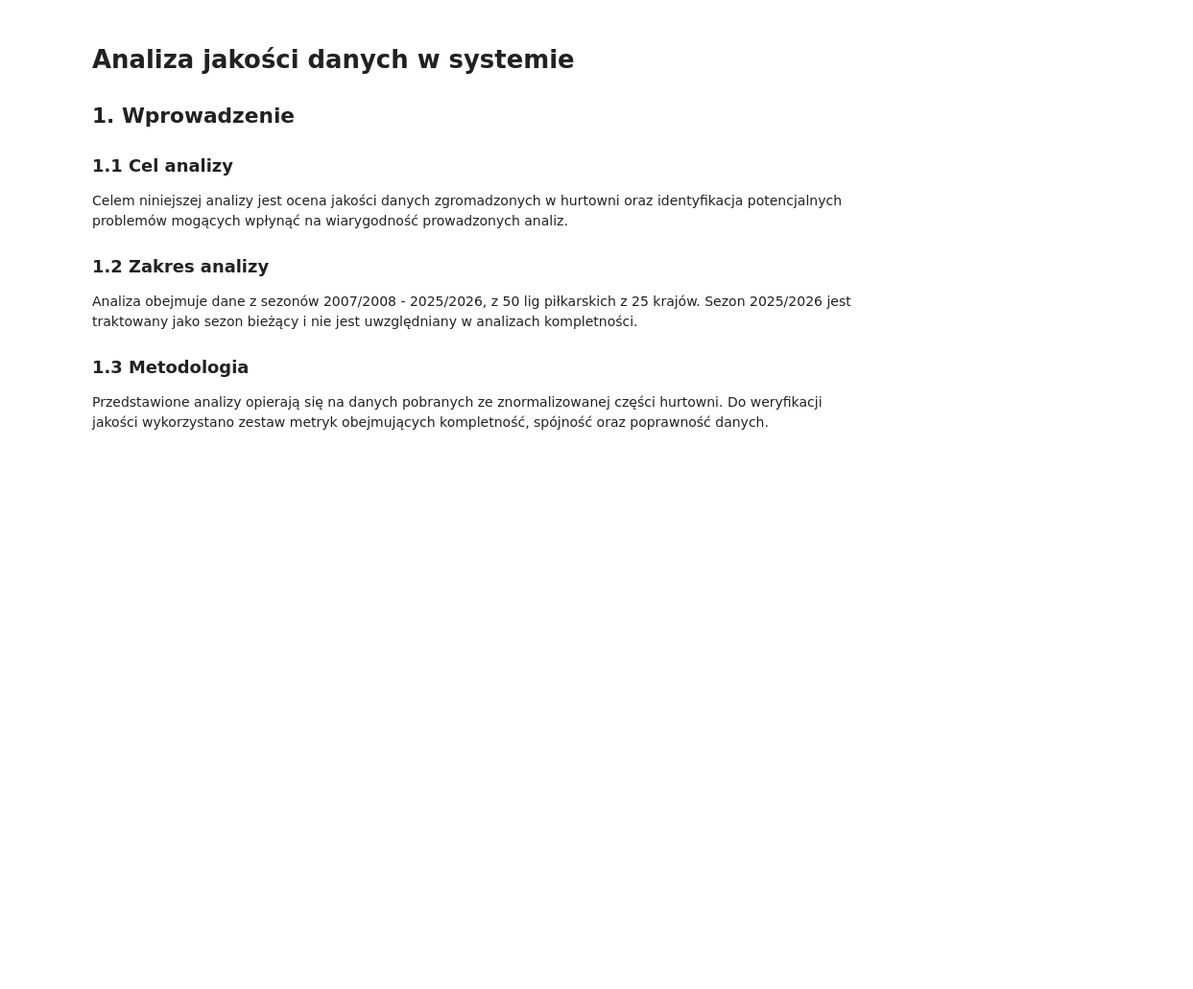
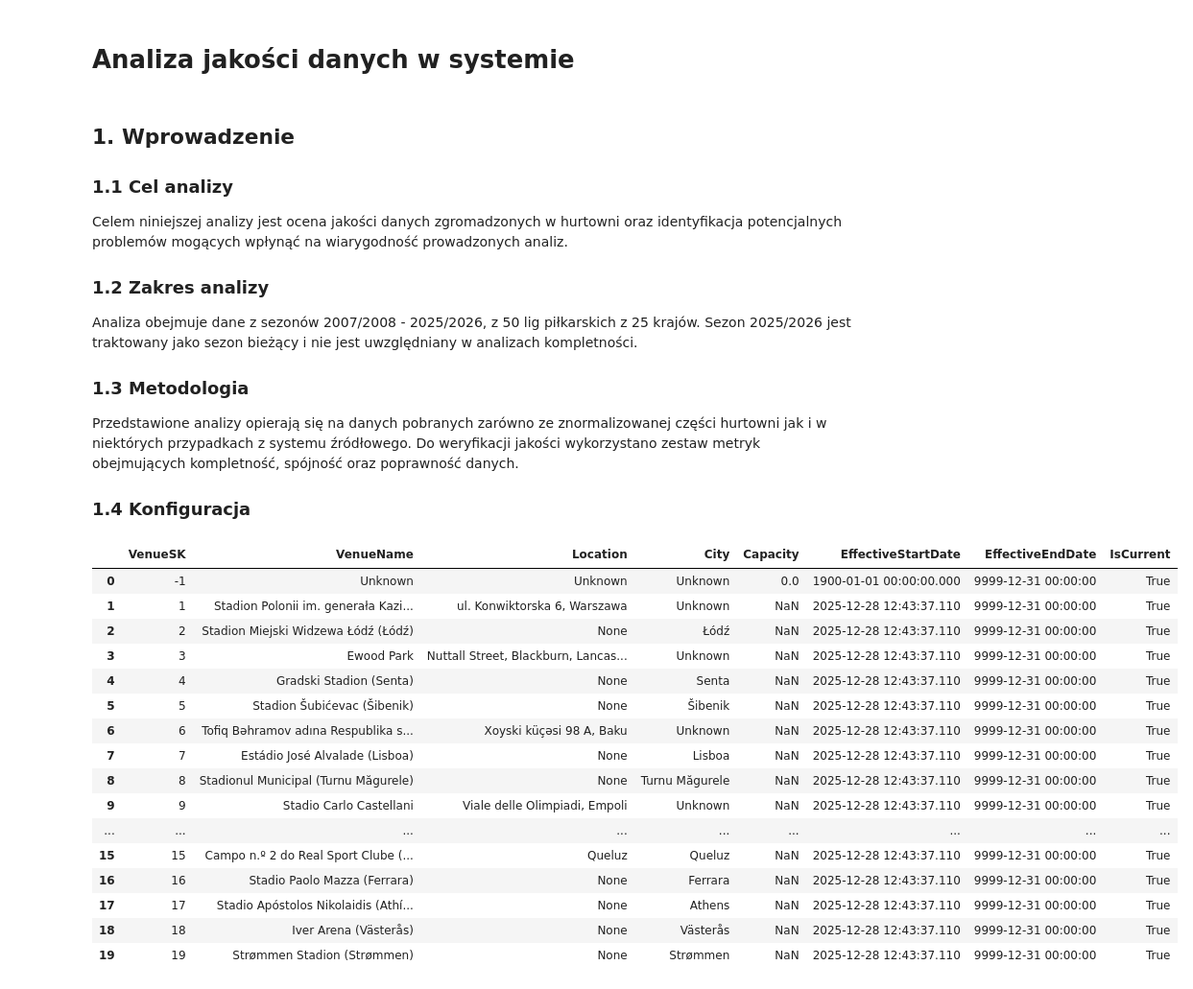
Before and after one commit to pstano1/football_analytics, a Jupyter notebook: notebooks/quality_analysis.ipynb, the cells around one changed output. Shown at 96% size. Cells and saved outputs as stored; diff of their text form; code cells hidden in the pictures; blank space fills up the shorter version.

```diff
--- a/notebooks/quality_analysis.ipynb
+++ b/notebooks/quality_analysis.ipynb
@@ -1,6 +1,6 @@
+# %% [markdown]
+# Analiza jakości danych w systemie
 # %% [markdown]
-# Analiza jakości danych w systemie
-
 ## 1. Wprowadzenie
 
 ### 1.1 Cel analizy
@@ -13,7 +13,9 @@ Analiza obejmuje dane z sezonów 2007/2008 - 2025/2026, z 50 lig piłkarskich z
 
 ### 1.3 Metodologia
 
-Przedstawione analizy opierają się na danych pobranych ze znormalizowanej części hurtowni. Do weryfikacji jakości wykorzystano zestaw metryk obejmujących kompletność, spójność oraz poprawność danych.
+Przedstawione analizy opierają się na danych pobranych zarówno ze znormalizowanej części hurtowni jak i w niektórych przypadkach z systemu źródłowego. Do weryfikacji jakości wykorzystano zestaw metryk obejmujących kompletność, spójność oraz poprawność danych.
+
+### 1.4 Konfiguracja
 # %%
 from sqlalchemy import create_engine
 import urllib
@@ -27,7 +29,7 @@ sns.set_palette("deep")
 # %%
 params = urllib.parse.quote_plus(
     "DRIVER={ODBC Driver 18 for SQL Server};"
-    "SERVER=localhost,1433;"
+    "SERVER=127.0.0.1,1433;"
     "DATABASE=LEAGUE_DB;"
     "UID=sa;"
     "PWD=YourStrongPassword1!;"
@@ -39,7 +41,30 @@ source_engine = create_engine(
     fast_executemany=True
 )
 
-_source_inspector = inspect(source_engine)
+source_inspector = inspect(source_engine)
+# %%
+tables = source_inspector.get_table_names()
+tables
+# t = pd.read_sql('SELECT TOP(20) * FROM dbo.T_DIM_Venue;', source_engine)
+# t
+# %% [output]
+|  | VenueSK | VenueName | Location | City | Capacity | EffectiveStartDate | EffectiveEndDate | IsCurrent |
+| 0 | -1 | Unknown | Unknown | Unknown | 0.0 | 1900-01-01 00:00:00.000 | 9999-12-31 00:00:00 | True |
+| 1 | 1 | Stadion Polonii im. generała Kazi... | ul. Konwiktorska 6, Warszawa | Unknown | NaN | 2025-12-28 12:43:37.110 | 9999-12-31 00:00:00 | True |
+| 2 | 2 | Stadion Miejski Widzewa Łódź (Łódź) | None | Łódź | NaN | 2025-12-28 12:43:37.110 | 9999-12-31 00:00:00 | True |
+| 3 | 3 | Ewood Park | Nuttall Street, Blackburn, Lancas... | Unknown | NaN | 2025-12-28 12:43:37.110 | 9999-12-31 00:00:00 | True |
+| 4 | 4 | Gradski Stadion (Senta) | None | Senta | NaN | 2025-12-28 12:43:37.110 | 9999-12-31 00:00:00 | True |
+| 5 | 5 | Stadion Šubićevac (Šibenik) | None | Šibenik | NaN | 2025-12-28 12:43:37.110 | 9999-12-31 00:00:00 | True |
+| 6 | 6 | Tofiq Bəhramov adına Respublika s... | Xoyski küçəsi 98 A, Baku | Unknown | NaN | 2025-12-28 12:43:37.110 | 9999-12-31 00:00:00 | True |
+| 7 | 7 | Estádio José Alvalade (Lisboa) | None | Lisboa | NaN | 2025-12-28 12:43:37.110 | 9999-12-31 00:00:00 | True |
+| 8 | 8 | Stadionul Municipal (Turnu Măgurele) | None | Turnu Măgurele | NaN | 2025-12-28 12:43:37.110 | 9999-12-31 00:00:00 | True |
+| 9 | 9 | Stadio Carlo Castellani | Viale delle Olimpiadi, Empoli | Unknown | NaN | 2025-12-28 12:43:37.110 | 9999-12-31 00:00:00 | True |
+| ... | ... | ... | ... | ... | ... | ... | ... | ... |
+| 15 | 15 | Campo n.º 2 do Real Sport Clube (... | Queluz | Queluz | NaN | 2025-12-28 12:43:37.110 | 9999-12-31 00:00:00 | True |
+| 16 | 16 | Stadio Paolo Mazza (Ferrara) | None | Ferrara | NaN | 2025-12-28 12:43:37.110 | 9999-12-31 00:00:00 | True |
+| 17 | 17 | Stadio Apóstolos Nikolaidis (Athí... | None | Athens | NaN | 2025-12-28 12:43:37.110 | 9999-12-31 00:00:00 | True |
+| 18 | 18 | Iver Arena (Västerås) | None | Västerås | NaN | 2025-12-28 12:43:37.110 | 9999-12-31 00:00:00 | True |
+| 19 | 19 | Strømmen Stadion (Strømmen) | None | Strømmen | NaN | 2025-12-28 12:43:37.110 | 9999-12-31 00:00:00 | True |
 # %%
 destination_engine = create_engine(f"postgresql+psycopg2://{os.environ['POSTGRES_USER']}:" \
     f"{os.environ['POSTGRES_PASSWORD']}@localhost:{os.environ['POSTGRES_PORT']}" \
```
Also changed, not shown: parts of 10 cells of this notebook, 13 other files.
